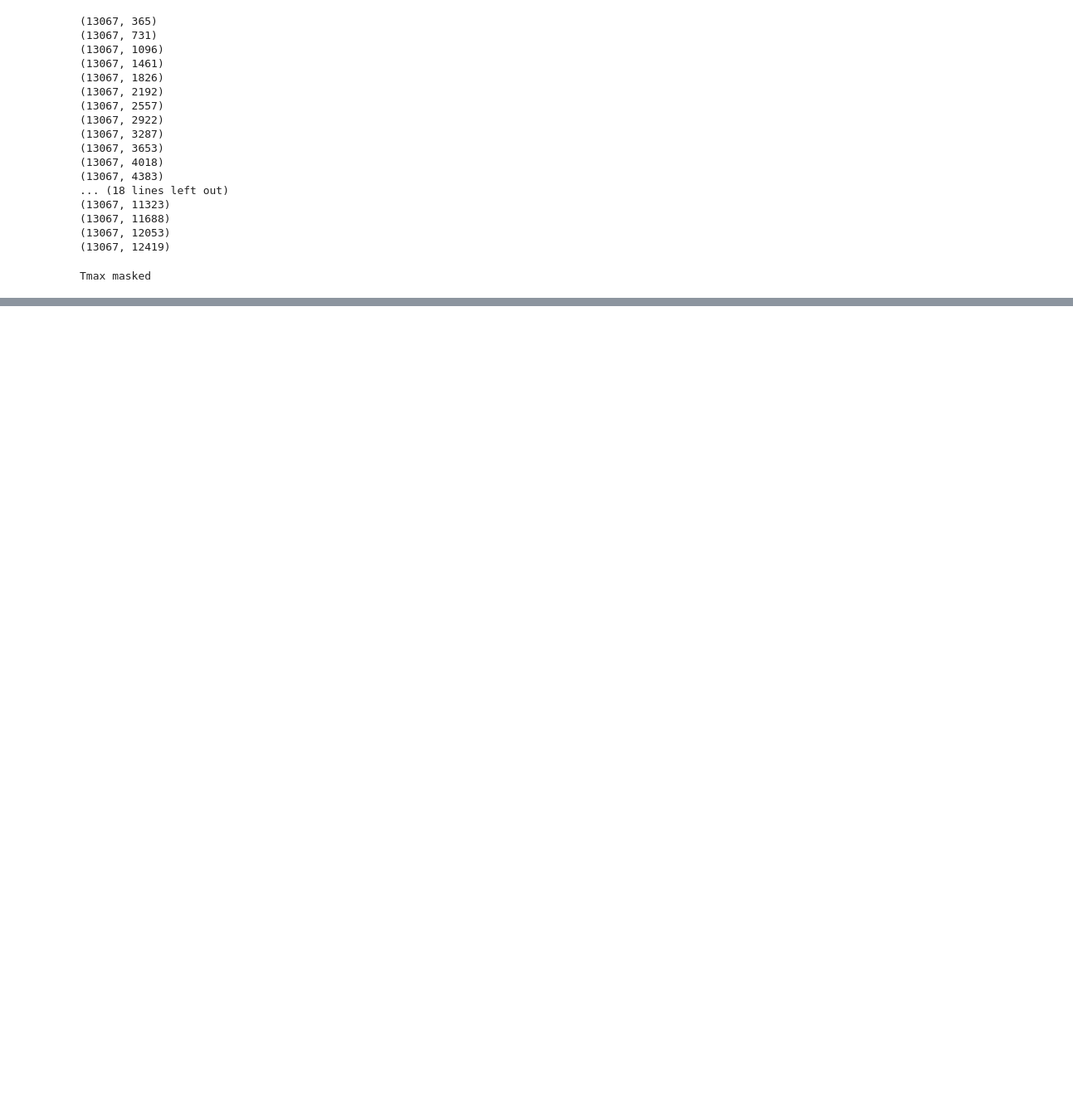
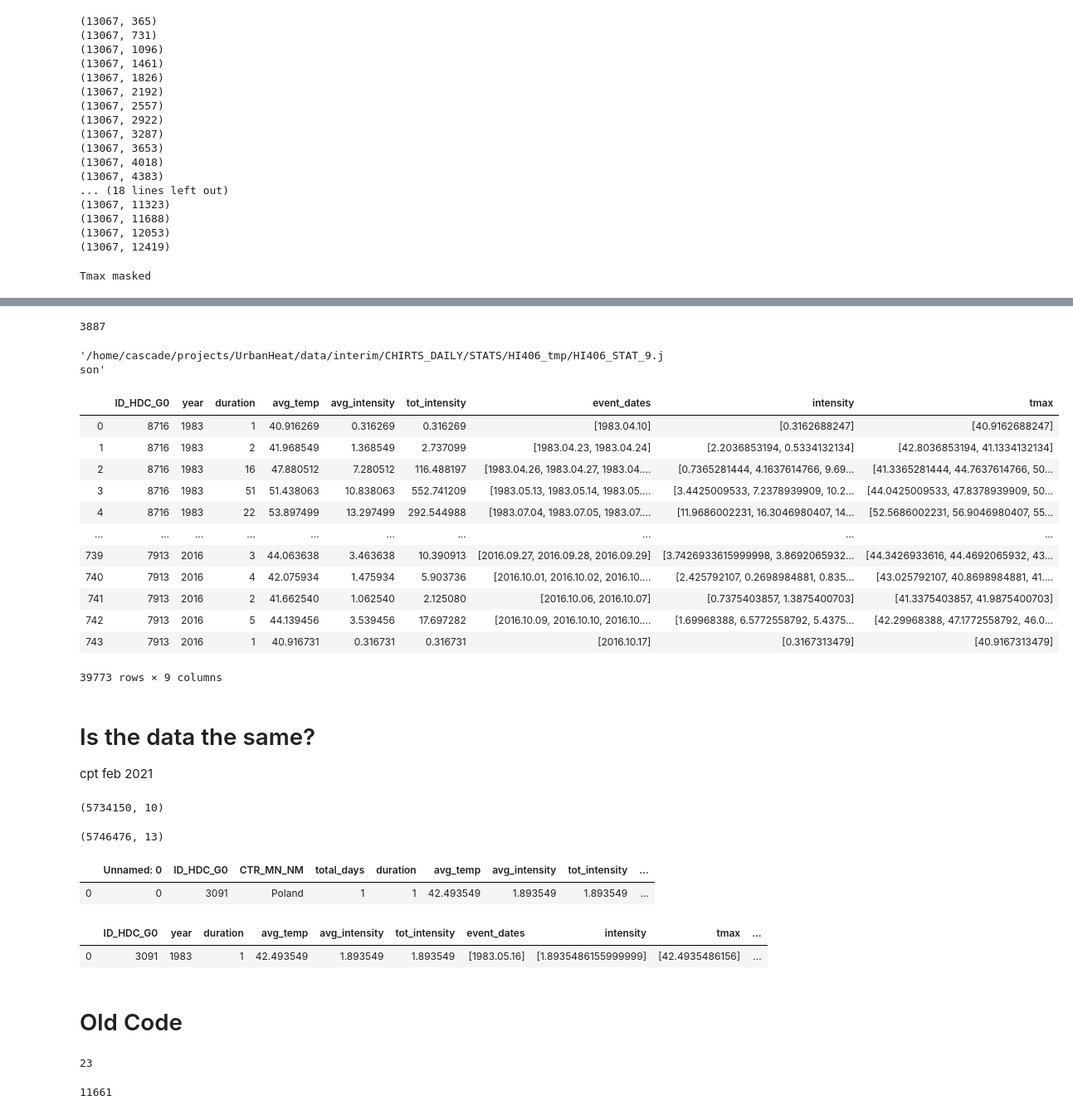
Before and after one commit to ecohydro/GlobalUrbanHeat, a Jupyter notebook: src/cpt_Stats_parallel.ipynb, the cells around one changed output, grey strips where cells are left out. Shown at 83% size. Cells and saved outputs as stored; diff of their text form; code cells hidden in the pictures; blank space fills up the shorter version.

Commit message:
hi 2day stats are done

```diff
--- a/src/cpt_Stats_parallel.ipynb
+++ b/src/cpt_Stats_parallel.ipynb
@@ -300,0 +310,34 @@ Tmax masked
+# %%
+# this is how to split the df
+
+len(np.array_split(step2, 3)[2])
+# %% [output]
+3887
+# %%
+fn_list = glob.glob(DATA_OUT+'HI406_tmp/*STAT*')
+fn_list[0]
+# %% [output]
+'/home/cascade/projects/UrbanHeat/data/interim/CHIRTS_DAILY/STATS/HI406_tmp/HI406_STAT_9.json'
+# %%
+df_list = []
+for fn in fn_list:
+    df_list.append(pd.read_json(fn, orient = 'split'))
+
+df_out = pd.concat(df_list)
+df_out.to_json(fn_out, orient = 'split')
+# %%
+df_out
+# %% [output]
+|  | ID_HDC_G0 | year | duration | avg_temp | avg_intensity | tot_intensity | event_dates | intensity | tmax |
+| 0 | 8716 | 1983 | 1 | 40.916269 | 0.316269 | 0.316269 | [1983.04.10] | [0.3162688247] | [40.9162688247] |
+| 1 | 8716 | 1983 | 2 | 41.968549 | 1.368549 | 2.737099 | [1983.04.23, 1983.04.24] | [2.2036853194, 0.5334132134] | [42.8036853194, 41.1334132134] |
+| 2 | 8716 | 1983 | 16 | 47.880512 | 7.280512 | 116.488197 | [1983.04.26, 1983.04.27, 1983.04.... | [0.7365281444, 4.1637614766, 9.69... | [41.3365281444, 44.7637614766, 50... |
+| 3 | 8716 | 1983 | 51 | 51.438063 | 10.838063 | 552.741209 | [1983.05.13, 1983.05.14, 1983.05.... | [3.4425009533, 7.2378939909, 10.2... | [44.0425009533, 47.8378939909, 50... |
+| 4 | 8716 | 1983 | 22 | 53.897499 | 13.297499 | 292.544988 | [1983.07.04, 1983.07.05, 1983.07.... | [11.9686002231, 16.3046980407, 14... | [52.5686002231, 56.9046980407, 55... |
+| ... | ... | ... | ... | ... | ... | ... | ... | ... | ... |
+| 739 | 7913 | 2016 | 3 | 44.063638 | 3.463638 | 10.390913 | [2016.09.27, 2016.09.28, 2016.09.29] | [3.7426933615999998, 3.8692065932... | [44.3426933616, 44.4692065932, 43... |
+| 740 | 7913 | 2016 | 4 | 42.075934 | 1.475934 | 5.903736 | [2016.10.01, 2016.10.02, 2016.10.... | [2.425792107, 0.2698984881, 0.835... | [43.025792107, 40.8698984881, 41.... |
+| 741 | 7913 | 2016 | 2 | 41.662540 | 1.062540 | 2.125080 | [2016.10.06, 2016.10.07] | [0.7375403857, 1.3875400703] | [41.3375403857, 41.9875400703] |
+| 742 | 7913 | 2016 | 5 | 44.139456 | 3.539456 | 17.697282 | [2016.10.09, 2016.10.10, 2016.10.... | [1.69968388, 6.5772558792, 5.4375... | [42.29968388, 47.1772558792, 46.0... |
+| 743 | 7913 | 2016 | 1 | 40.916731 | 0.316731 | 0.316731 | [2016.10.17] | [0.3167313479] | [40.9167313479] |
+39773 rows × 9 columns
@@ -300,0 +346,3 @@ Tmax masked
+# %% [markdown]
+# Is the data the same?
+cpt feb 2021
@@ -301,5 +353,31 @@ Tmax masked
+# %%
+new.shape
+# %% [output]
+(5734150, 10)
+# %%
+old.shape
+# %% [output]
+(5746476, 13)
+# %%
+old[(old['ID_HDC_G0'] == 3091) & (old['year'] == 1983)]
+# %% [output]
+|  | Unnamed: 0 | ID_HDC_G0 | CTR_MN_NM | total_days | duration | avg_temp | avg_intensity | tot_intensity | ... |
+| 0 | 0 | 3091 | Poland | 1 | 1 | 42.493549 | 1.893549 | 1.893549 | ... |
+# %%
+new[(new['ID_HDC_G0'] == 3091) & (new['year'] == 1983)]
+# %% [output]
+|  | ID_HDC_G0 | year | duration | avg_temp | avg_intensity | tot_intensity | event_dates | intensity | tmax | ... |
+| 0 | 3091 | 1983 | 1 | 42.493549 | 1.893549 | 1.893549 | [1983.05.16] | [1.8935486155999999] | [42.4935486156] | ... |
+# %% [markdown]
+# Old Code
 # %%
 cpu = 20+2 # - 2
-n = int(len(step1)/ cpu)  #chunk row size
+n = int(len(step2)/ cpu)  #chunk row size
 list_df = [step2 [i:i+n] for i in range(0,step2.shape[0],n)]
 print(len(list_df))
+# %% [output]
+23
+# %%
+len(step2)
+# %% [output]
+11661
```
Also changed, not shown: parts of 12 cells of this notebook, 6 other files.
